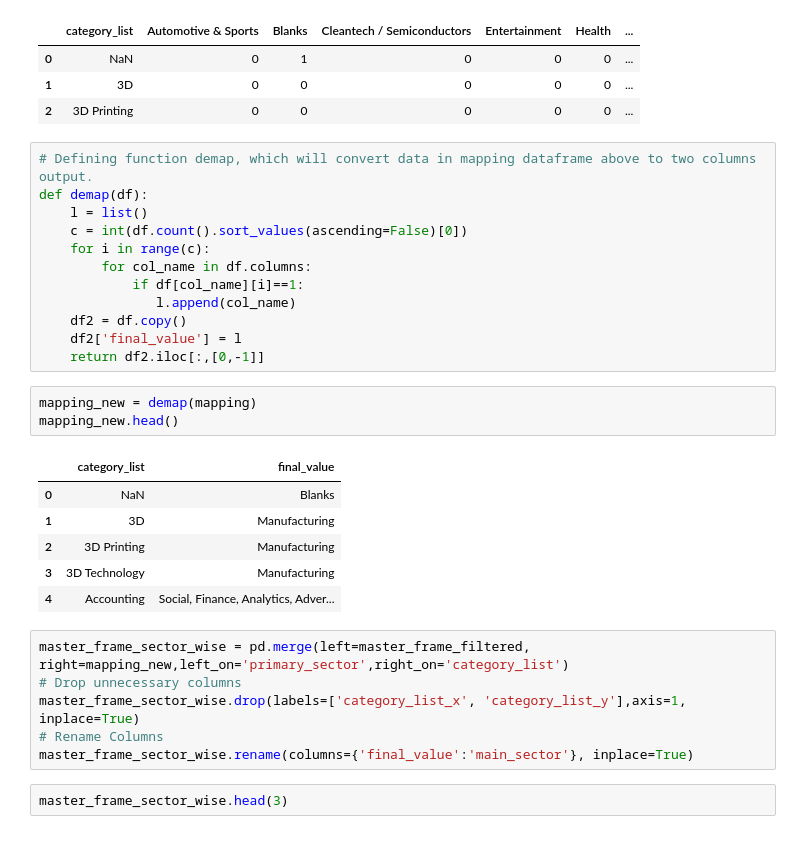
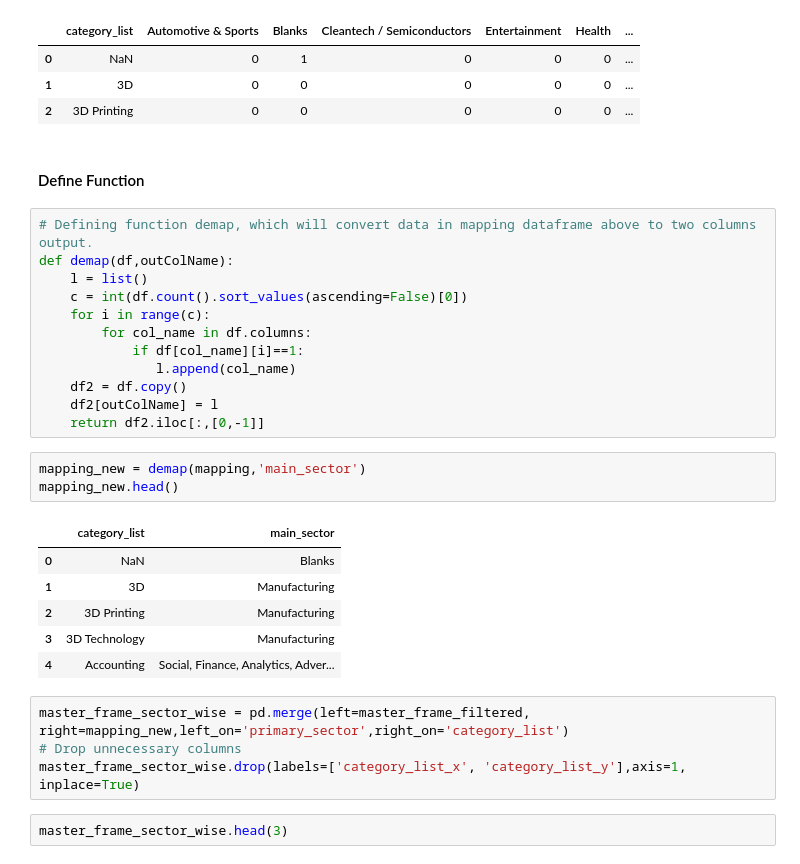
Before and after one commit to ab9bhatia/PythonScripts, a Jupyter notebook: scripts/Spark_Funds_Project.ipynb, the cells around one changed output. Cells and saved outputs as stored; diff of their text form.

```diff
--- a/scripts/Spark_Funds_Project.ipynb
+++ b/scripts/Spark_Funds_Project.ipynb
@@ -217,9 +234,11 @@ mapping.head(3)
 | 0 | NaN | 0 | 1 | 0 | 0 | 0 | ... |
 | 1 | 3D | 0 | 0 | 0 | 0 | 0 | ... |
 | 2 | 3D Printing | 0 | 0 | 0 | 0 | 0 | ... |
+# %% [markdown]
+#### Define Function
 # %%
 # Defining function demap, which will convert data in mapping dataframe above to two columns output.
-def demap(df):
+def demap(df,outColName):
     l = list()
     c = int(df.count().sort_values(ascending=False)[0])
     for i in range(c):
@@ -227,13 +246,13 @@ def demap(df):
             if df[col_name][i]==1:
                l.append(col_name)
     df2 = df.copy()
-    df2['final_value'] = l
+    df2[outColName] = l
     return df2.iloc[:,[0,-1]]
 # %%
-mapping_new = demap(mapping)
+mapping_new = demap(mapping,'main_sector')
 mapping_new.head()
 # %% [output]
-|  | category_list | final_value |
+|  | category_list | main_sector |
 | 0 | NaN | Blanks |
 | 1 | 3D | Manufacturing |
 | 2 | 3D Printing | Manufacturing |
@@ -243,8 +262,6 @@ mapping_new.head()
 master_frame_sector_wise = pd.merge(left=master_frame_filtered, right=mapping_new,left_on='primary_sector',right_on='category_list')
 # Drop unnecessary columns
 master_frame_sector_wise.drop(labels=['category_list_x', 'category_list_y'],axis=1, inplace=True)
-# Rename Columns
-master_frame_sector_wise.rename(columns={'final_value':'main_sector'}, inplace=True)
 # %%
 master_frame_sector_wise.head(3)
 # %% [output]
```
Also changed, not shown: parts of 34 cells of this notebook, 3 other files.
